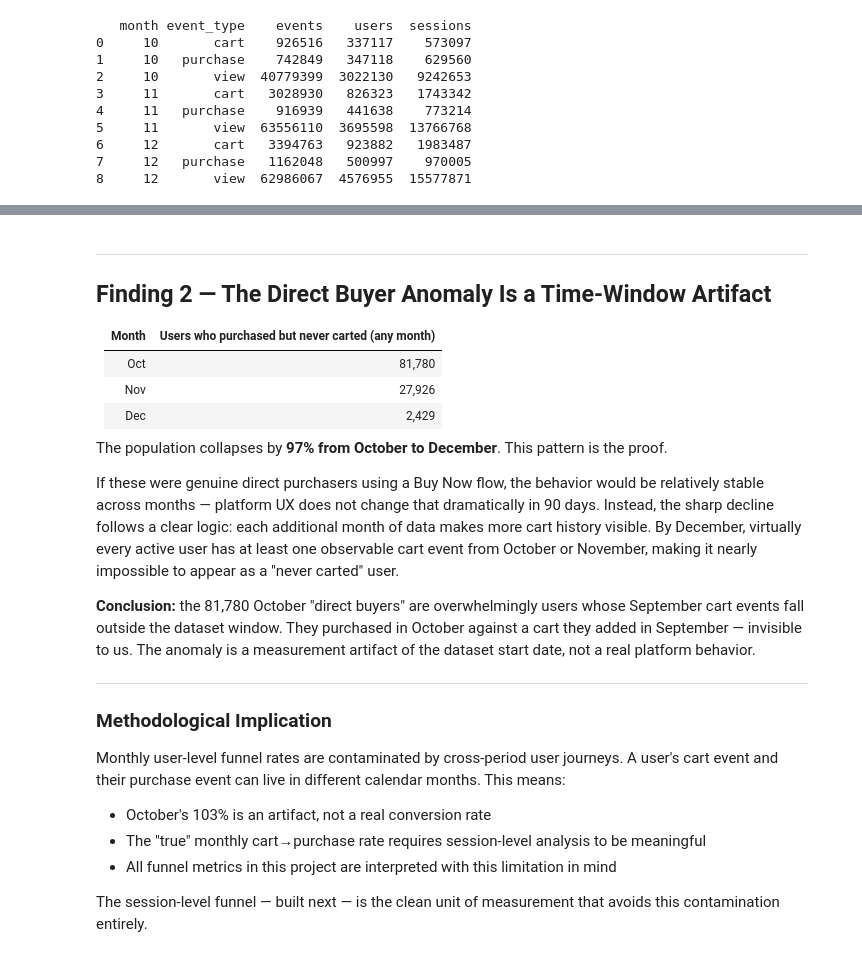
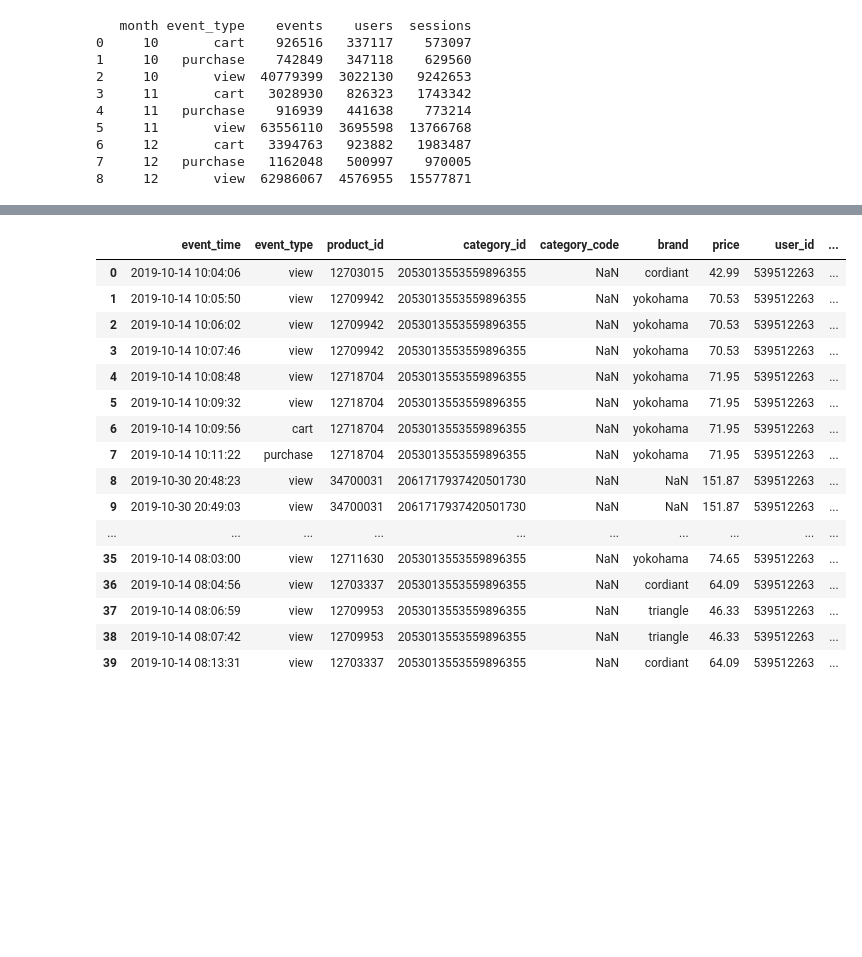
Before and after one commit to Mobin-Seyedmohammadi/marketplace-disengagement-analysis, a Jupyter notebook: notebooks/01_eda_initial.ipynb, the cells around one changed output, grey strips where cells are left out. Saved outputs shown, nothing was run; the diff lists cells and outputs as text; code cells hidden in the pictures; blank space fills up the shorter version.

```diff
--- a/notebooks/01_eda_initial.ipynb
+++ b/notebooks/01_eda_initial.ipynb
@@ -241,28 +86,38 @@ con.execute("""
-# %% [markdown]
----
-
-## Finding 2 — The Direct Buyer Anomaly Is a Time-Window Artifact
-
-| Month | Users who purchased but never carted (any month) |
-|-------|:------------------------------------------------:|
-| Oct   | 81,780 |
-| Nov   | 27,926 |
-| Dec   | 2,429  |
-
-The population collapses by **97% from October to December**. This pattern is the proof.
-
-If these were genuine direct purchasers using a Buy Now flow, the behavior would be relatively stable across months — platform UX does not change that dramatically in 90 days. Instead, the sharp decline follows a clear logic: each additional month of data makes more cart history visible. By December, virtually every active user has at least one observable cart event from October or November, making it nearly impossible to appear as a "never carted" user.
-
-**Conclusion:** the 81,780 October "direct buyers" are overwhelmingly users whose September cart events fall outside the dataset window. They purchased in October against a cart they added in September — invisible to us. The anomaly is a measurement artifact of the dataset start date, not a real platform behavior.
-
----
-
-### Methodological Implication
-
-Monthly user-level funnel rates are contaminated by cross-period user journeys. A user's cart event and their purchase event can live in different calendar months. This means:
-
-- October's 103% is an artifact, not a real conversion rate
-- The "true" monthly cart→purchase rate requires session-level analysis to be meaningful
-- All funnel metrics in this project are interpreted with this limitation in mind
-
-The session-level funnel — built next — is the clean unit of measurement that avoids this contamination entirely.
+# %%
+didnt_carted = con.execute("""
+    SELECT *
+    FROM read_csv_auto('../data/raw/2019-Oct.csv')
+    WHERE user_id IN (
+        SELECT user_id
+        FROM read_csv_auto('../data/raw/2019-Oct.csv')
+        WHERE event_type = 'purchase'
+        )
+    AND user_id IN (
+        SELECT user_id
+        FROM read_csv_auto('../data/raw/2019-Oct.csv')
+        WHERE event_type = 'cart'
+        )
+    AND user_id = 539512263
+    LIMIT 40
+
+""").fetchdf()
+
+display(didnt_carted)
+# %% [output]
+|  | event_time | event_type | product_id | category_id | category_code | brand | price | user_id | ... |
+| 0 | 2019-10-14 10:04:06 | view | 12703015 | 2053013553559896355 | NaN | cordiant | 42.99 | 539512263 | ... |
+| 1 | 2019-10-14 10:05:50 | view | 12709942 | 2053013553559896355 | NaN | yokohama | 70.53 | 539512263 | ... |
+| 2 | 2019-10-14 10:06:02 | view | 12709942 | 2053013553559896355 | NaN | yokohama | 70.53 | 539512263 | ... |
+| 3 | 2019-10-14 10:07:46 | view | 12709942 | 2053013553559896355 | NaN | yokohama | 70.53 | 539512263 | ... |
+| 4 | 2019-10-14 10:08:48 | view | 12718704 | 2053013553559896355 | NaN | yokohama | 71.95 | 539512263 | ... |
+| 5 | 2019-10-14 10:09:32 | view | 12718704 | 2053013553559896355 | NaN | yokohama | 71.95 | 539512263 | ... |
+| 6 | 2019-10-14 10:09:56 | cart | 12718704 | 2053013553559896355 | NaN | yokohama | 71.95 | 539512263 | ... |
+| 7 | 2019-10-14 10:11:22 | purchase | 12718704 | 2053013553559896355 | NaN | yokohama | 71.95 | 539512263 | ... |
+| 8 | 2019-10-30 20:48:23 | view | 34700031 | 2061717937420501730 | NaN | NaN | 151.87 | 539512263 | ... |
+| 9 | 2019-10-30 20:49:03 | view | 34700031 | 2061717937420501730 | NaN | NaN | 151.87 | 539512263 | ... |
+| ... | ... | ... | ... | ... | ... | ... | ... | ... | ... |
+| 35 | 2019-10-14 08:03:00 | view | 12711630 | 2053013553559896355 | NaN | yokohama | 74.65 | 539512263 | ... |
+| 36 | 2019-10-14 08:04:56 | view | 12703337 | 2053013553559896355 | NaN | cordiant | 64.09 | 539512263 | ... |
+| 37 | 2019-10-14 08:06:59 | view | 12709953 | 2053013553559896355 | NaN | triangle | 46.33 | 539512263 | ... |
+| 38 | 2019-10-14 08:07:42 | view | 12709953 | 2053013553559896355 | NaN | triangle | 46.33 | 539512263 | ... |
+| 39 | 2019-10-14 08:13:31 | view | 12703337 | 2053013553559896355 | NaN | cordiant | 64.09 | 539512263 | ... |
```
Also changed, not shown: parts of 18 cells of this notebook, 4 other files.
